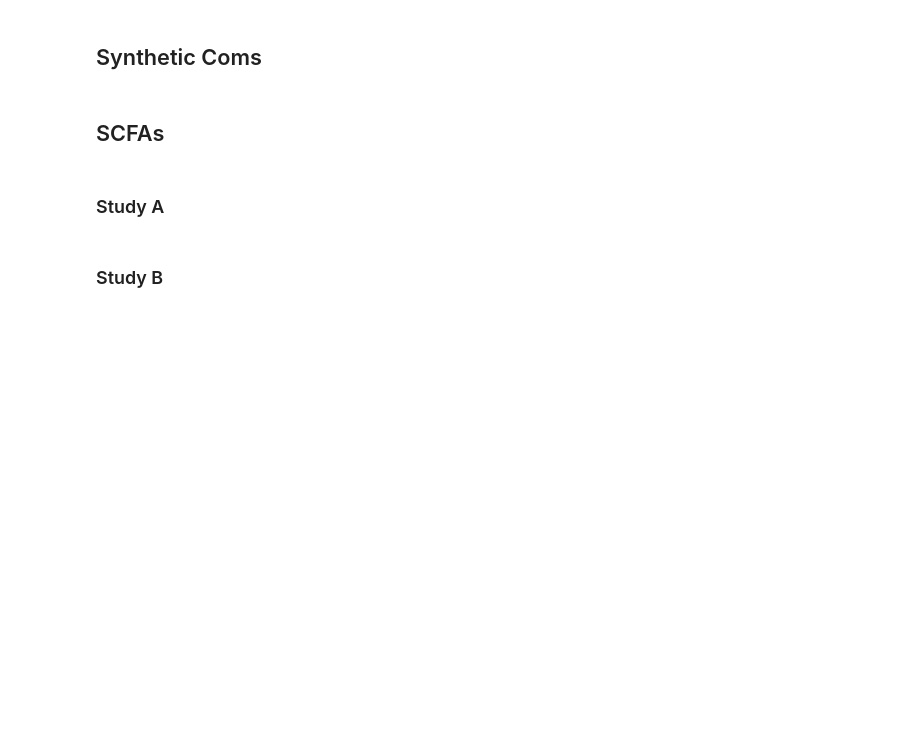
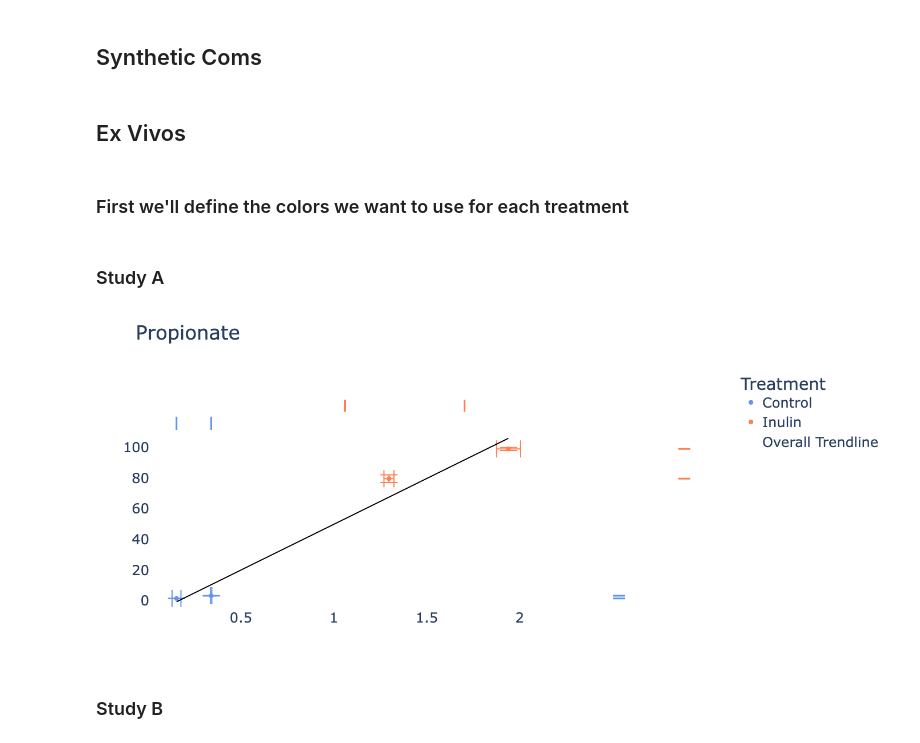
Before and after one commit to Gibbons-Lab/scfa_predictions, a Jupyter notebook: notebooks/figures.ipynb, the cells around one changed output. Saved outputs shown, nothing was run; the diff lists cells and outputs as text; code cells hidden in the pictures; blank space fills up the shorter version.

```diff
--- a/notebooks/figures.ipynb
+++ b/notebooks/figures.ipynb
@@ -60,7 +58,9 @@ fig_2.update_yaxes(showgrid=False, zeroline=False)
 fig_1.write_image('/users/nbohmann/gibbons_ppa.png', scale = 2)
 fig_2.write_image('/users/nbohmann/gibbons_but.png', scale = 2)
 # %% [markdown]
-## SCFAs
+## Ex Vivos
+# %% [markdown]
+### First we'll define the colors we want to use for each treatment
 # %%
 color_discrete_map={"Control": "cornflowerblue",
                     "Inulin": "coral",
@@ -68,52 +68,53 @@ color_discrete_map={"Control": "cornflowerblue",
 # %% [markdown]
 ### Study A
 # %%
-os.chdir('/proj/gibbons/nbohmann/exvivo/scfa_paper/')
-scfas_1 = pd.read_csv('2019_exvivos.csv',index_col = 0)
-scfas_1
+study_a = pd.read_csv('../results/studyA.csv', index_col = 0)
+study_a['treatment'] = study_a['treatment'].str.replace('PBS','Control').str.replace('inulin','Inulin')
 # %%
-fig_1 = px.scatter(scfas_1,
-                x = 'Propionate',
-                y = 'Propionate - Predicted',
+fig_1 = px.scatter(study_a,
+                x = 'flux_propionate',
+                y = 'flux-predicted_propionate',
                 color = 'treatment',
                 color_discrete_map = color_discrete_map,
-                error_x = 'ppa_dev_meas',
-                error_y = 'ppa_dev',
+                error_x = 'std_propionate',
+                error_y = 'std-predicted_propionate',
                 trendline = 'ols',
                 trendline_scope="overall",
                 trendline_color_override = "black",
                 marginal_x="rug",
                 marginal_y="rug",
                 template = 'plotly_white',
                 labels={
-                     "Propionate": "",
-                     "Propionate - Predicted": "",
+                     "flux_propionate": "",
+                     "flux-predicted_propionate": "",
                      "treatment": "Treatment"
                  },
                 title = "Propionate",
                 width=700, height=600)
 fig_1.update_layout(font = dict(size = 24))
-fig_1.data[0]['marker']['size'] = 12 #top blue
+fig_1.data[0]['marker']['size'] = 12
 fig_1.data[0].error_y.width = 15
-fig_1.data[3]['marker']['size'] = 12 #top blue
+fig_1.data[3]['marker']['size'] = 12
 fig_1.data[3].error_y.width = 15
 fig_1.data[0]['marker']['size'] = 8
 fig_1.data[3]['marker']['size'] = 8
-fig_1.data[1]['marker']['size'] = 27 #top blue
-fig_1.data[2]['marker']['size'] = 15 #right blue
-fig_1.data[4]['marker']['size'] = 15 #top orange
-fig_1.data[5]['marker']['size'] = 15 #right orange
+fig_1.data[1]['marker']['size'] = 27
+fig_1.data[2]['marker']['size'] = 15
+fig_1.data[4]['marker']['size'] = 15
+fig_1.data[5]['marker']['size'] = 15
 fig_1.data[1]['marker']['line']['width'] = 3
 fig_1.data[2]['marker']['line']['width'] = 3
 fig_1.data[4]['marker']['line']['width'] = 3
 fig_1.data[5]['marker']['line']['width'] = 3
 fig_1.data[7].update(line_width=0)
 fig_1.data[8].update(line_width=0)
 fig_1.update_xaxes(range =[.01,2.3],showgrid=False, zeroline=False)
 fig_1.update_yaxes(range =[-5,110],showgrid=False, zeroline=False)
 fig_1.data[4]['y'] = 10*[40]
 fig_1.data[5]['x'] = 10*[2]
 fig_1
+# %% [output]
+[figure, added]
 # %%
 fig_2 = px.scatter(scfas_1,
                 x = 'Butyrate',
```
Also changed, not shown: parts of 2 cells of this notebook, 2 other files.
